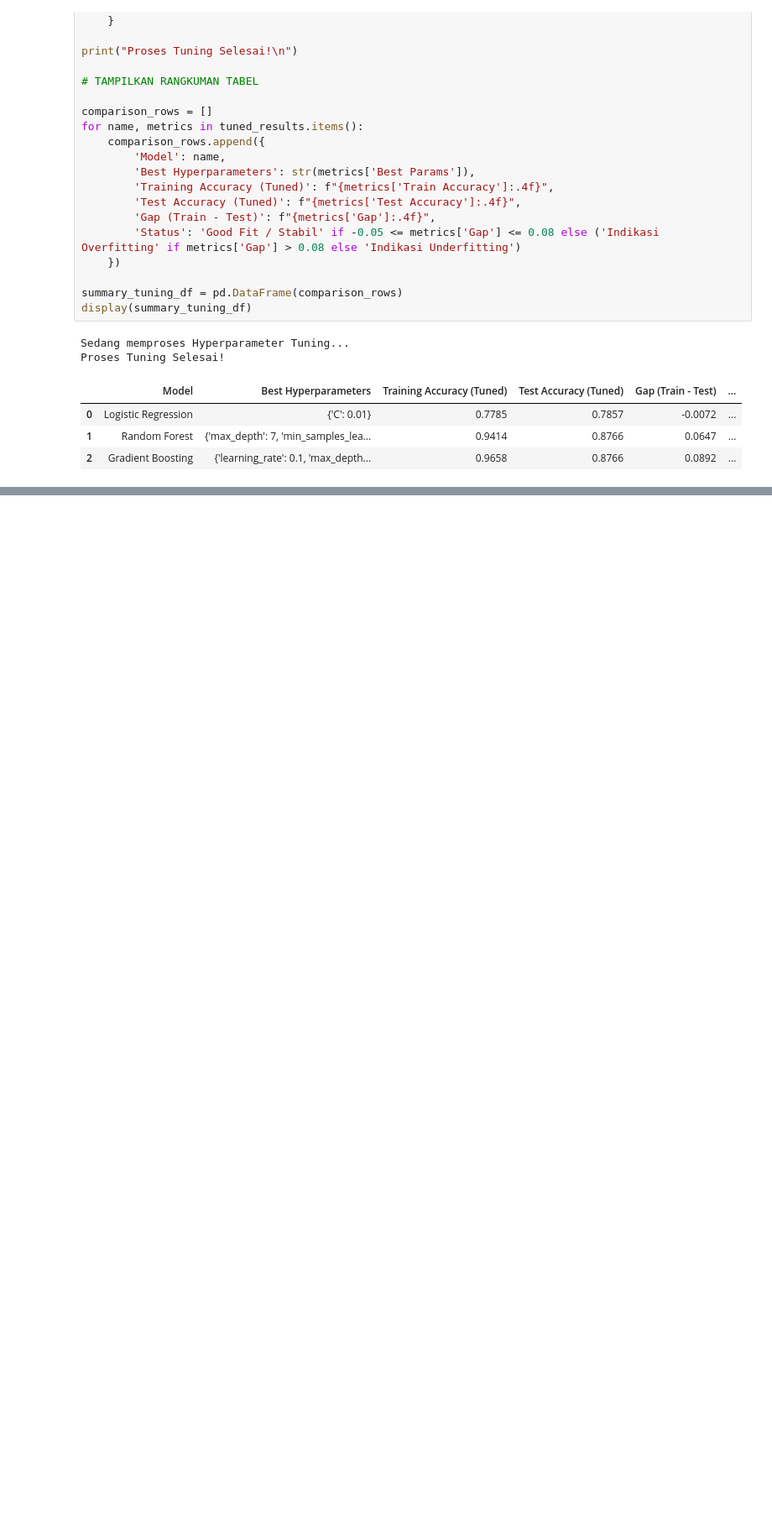
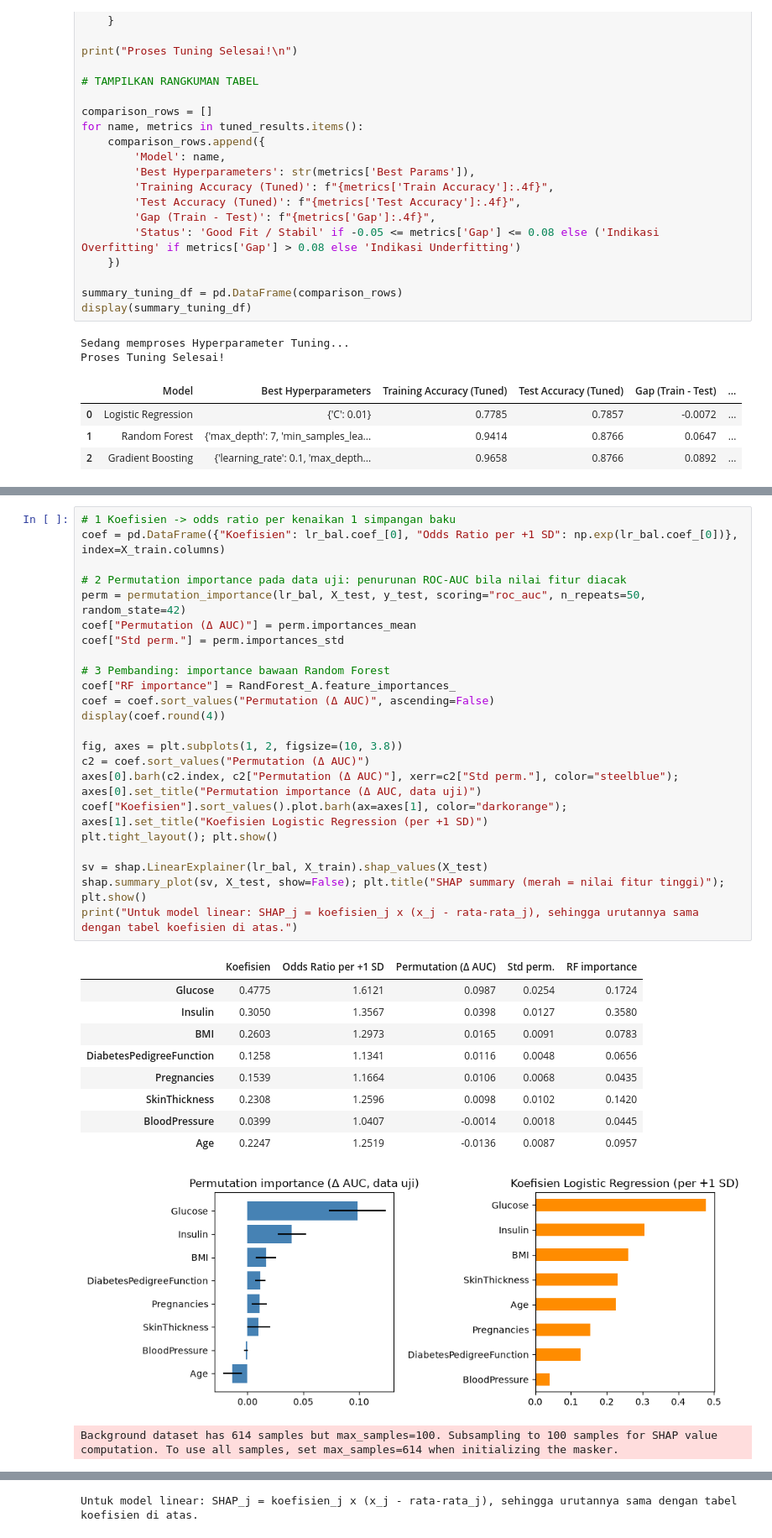
Before and after one commit to RizkyFathurony/PKA_Tugas, a Jupyter notebook: pka.ipynb, the cells around one changed output, grey strips where cells are left out. Shown at 84% size. Saved outputs shown, nothing was run; the diff lists cells and outputs as text; blank space fills up the shorter version.

```diff
--- a/pka.ipynb
+++ b/pka.ipynb
@@ -399,0 +528,35 @@ Proses Tuning Selesai!
+# %%
+# 1 Koefisien -> odds ratio per kenaikan 1 simpangan baku
+coef = pd.DataFrame({"Koefisien": lr_bal.coef_[0], "Odds Ratio per +1 SD": np.exp(lr_bal.coef_[0])}, index=X_train.columns)
+
+# 2 Permutation importance pada data uji: penurunan ROC-AUC bila nilai fitur diacak
+perm = permutation_importance(lr_bal, X_test, y_test, scoring="roc_auc", n_repeats=50, random_state=42)
+coef["Permutation (Δ AUC)"] = perm.importances_mean
+coef["Std perm."] = perm.importances_std
+
+# 3 Pembanding: importance bawaan Random Forest
+coef["RF importance"] = RandForest_A.feature_importances_
+coef = coef.sort_values("Permutation (Δ AUC)", ascending=False)
+display(coef.round(4))
+
+fig, axes = plt.subplots(1, 2, figsize=(10, 3.8))
+c2 = coef.sort_values("Permutation (Δ AUC)")
+axes[0].barh(c2.index, c2["Permutation (Δ AUC)"], xerr=c2["Std perm."], color="steelblue"); axes[0].set_title("Permutation importance (Δ AUC, data uji)")
+coef["Koefisien"].sort_values().plot.barh(ax=axes[1], color="darkorange"); axes[1].set_title("Koefisien Logistic Regression (per +1 SD)")
+plt.tight_layout(); plt.show()
+
+sv = shap.LinearExplainer(lr_bal, X_train).shap_values(X_test)
+shap.summary_plot(sv, X_test, show=False); plt.title("SHAP summary (merah = nilai fitur tinggi)"); plt.show()
+print("Untuk model linear: SHAP_j = koefisien_j x (x_j - rata-rata_j), sehingga urutannya sama dengan tabel koefisien di atas.")
+# %% [output]
+|  | Koefisien | Odds Ratio per +1 SD | Permutation (Δ AUC) | Std perm. | RF importance |
+| Glucose | 0.4775 | 1.6121 | 0.0987 | 0.0254 | 0.1724 |
+| Insulin | 0.3050 | 1.3567 | 0.0398 | 0.0127 | 0.3580 |
+| BMI | 0.2603 | 1.2973 | 0.0165 | 0.0091 | 0.0783 |
+| DiabetesPedigreeFunction | 0.1258 | 1.1341 | 0.0116 | 0.0048 | 0.0656 |
+| Pregnancies | 0.1539 | 1.1664 | 0.0106 | 0.0068 | 0.0435 |
+| SkinThickness | 0.2308 | 1.2596 | 0.0098 | 0.0102 | 0.1420 |
+| BloodPressure | 0.0399 | 1.0407 | -0.0014 | 0.0018 | 0.0445 |
+| Age | 0.2247 | 1.2519 | -0.0136 | 0.0087 | 0.0957 |
+[figure, added]
+Background dataset has 614 samples but max_samples=100. Subsampling to 100 samples for SHAP value computation. To use all samples, set max_samples=614 when initializing the masker.
@@ -399,0 +564 @@ Proses Tuning Selesai!
+Untuk model linear: SHAP_j = koefisien_j x (x_j - rata-rata_j), sehingga urutannya sama dengan tabel koefisien di atas.
```
Also changed, not shown: parts of 10 cells of this notebook.
